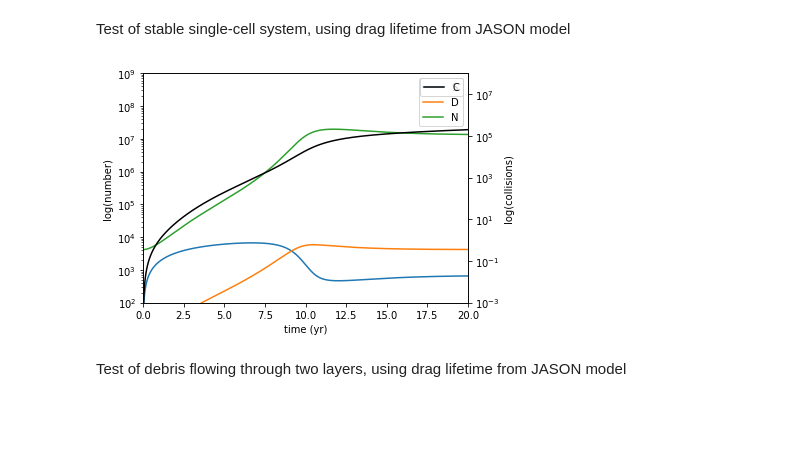
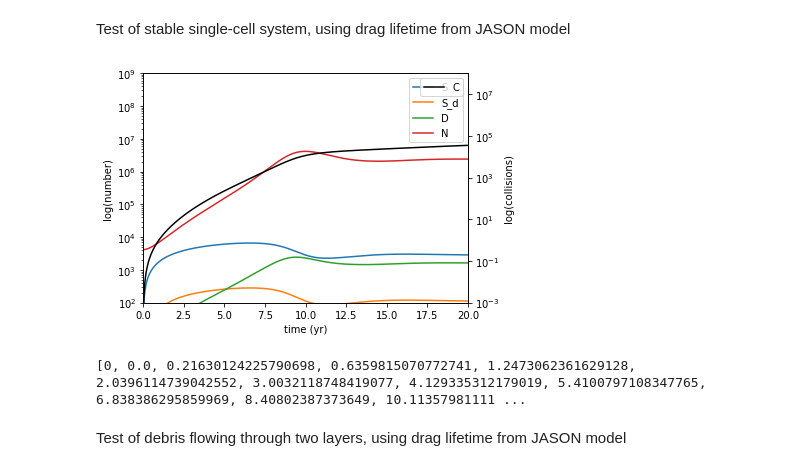
Before and after one commit to JustinLaw-D/debris-simulations, a Jupyter notebook: NCell_sims2.ipynb, the cells around one changed output. Saved outputs shown, nothing was run; the diff lists cells and outputs as text; code cells hidden in the pictures; blank space fills up the shorter version.

```diff
--- a/NCell_sims2.ipynb
+++ b/NCell_sims2.ipynb
@@ -8,47 +8,53 @@ R = 6371 # radius of earth in km
 alt = 600 # altitude of Starlink satellites (km)
 dh = 25 # height of band (km)
 V = 4*np.pi*dh*(R+alt)**2 # volume of band
-S_i = 0
-D_i = 0
+S_i = [0]
+S_di = [0]
+D_i = [0]
 N_i = int(2.5e-8*V)
-lam = 2000
+lam = [2000]
 T = 20
 def drag_lifetime_loc(hmax, hmin, a_over_m): # something's not right with this
     return drag_lifetime(hmax, hmin, 0, 0, a_over_m=a_over_m, dt=100/(60*60*24*365.25), maxdt=0.1)
-atmosphere = NCell(np.array([S_i]), np.array([D_i]), np.array([N_i]), np.array([alt]),
-                np.array([dh]), np.array([lam]), drag_lifetime_loc)
+atmosphere = NCell([S_i], [S_di], [D_i], [N_i], [alt], [dh], [lam], drag_lifetime_loc)
 # %%
-atmosphere.run_sim_precor(T, dt=1, mindtfactor=1000)
+atmosphere.run_sim_euler(T, dt=0.01)
 t = atmosphere.get_t()
-S = atmosphere.get_S()[0]
-D = atmosphere.get_D()[0]
+S = atmosphere.get_S()[0][0]
+S_d = atmosphere.get_SD()[0][0]
+D = atmosphere.get_D()[0][0]
 N = atmosphere.get_N()[0]
 C = atmosphere.get_C()[0]
 # %%
 import matplotlib.pyplot as plt
 
 fig, ax1 = plt.subplots()
 ax1.set_xlabel('time (yr)')
 ax1.set_ylabel('log(number)')
 ax1.set_yscale('log')
 ax1.plot(t, S, label='S')
+ax1.plot(t, S_d, label='S_d')
 ax1.plot(t, D, label='D')
 ax1.plot(t, N, label='N')
 ax1.set_ylim(100, 1e9)
 ax1.set_xlim(0,T)
 ax1.legend()
 
 ax2 = ax1.twinx()  # instantiate a second axes that shares the same x-axis
 ax2.set_ylabel('log(collisions)')  # we already handled the x-label with ax1
 ax2.plot(t, C, label='C', color='k')
 ax2.set_ylim(1e-3, 1e8)
 ax2.set_yscale('log')
 ax2.legend()
 
 fig.tight_layout()  # otherwise the right y-label is slightly clipped
 plt.show()
 # %% [output]
-[figure, old version]
+[figure, new version]
+# %%
+print(D)
+# %% [output]
+[0, 0.0, 0.21630124225790698, 0.6359815070772741, 1.2473062361629128, 2.0396114739042552, 3.0032118748419077, 4.129335312179019, 5.4100797108347765, 6.838386295859969, 8.40802387373649, 10.11357981111 ...
 # %% [markdown]
 Test of debris flowing through two layers, using drag lifetime from JASON model
 # %%
```
Also changed, not shown: 2 other files.
